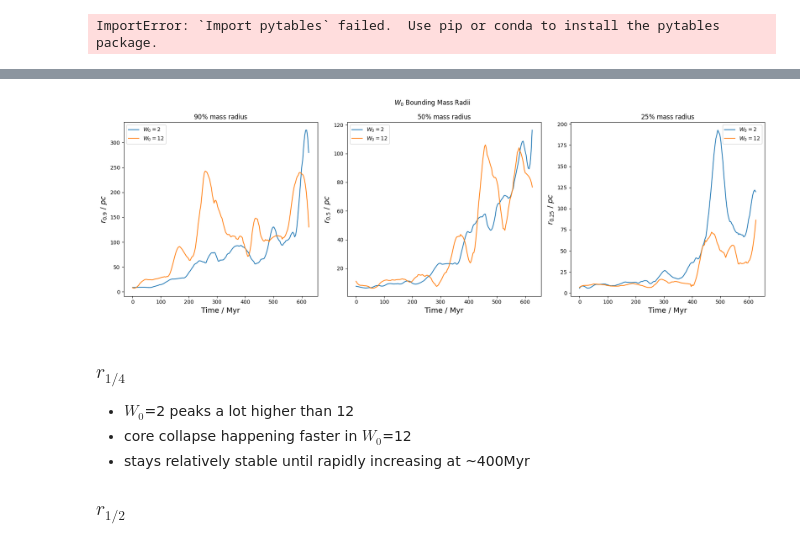
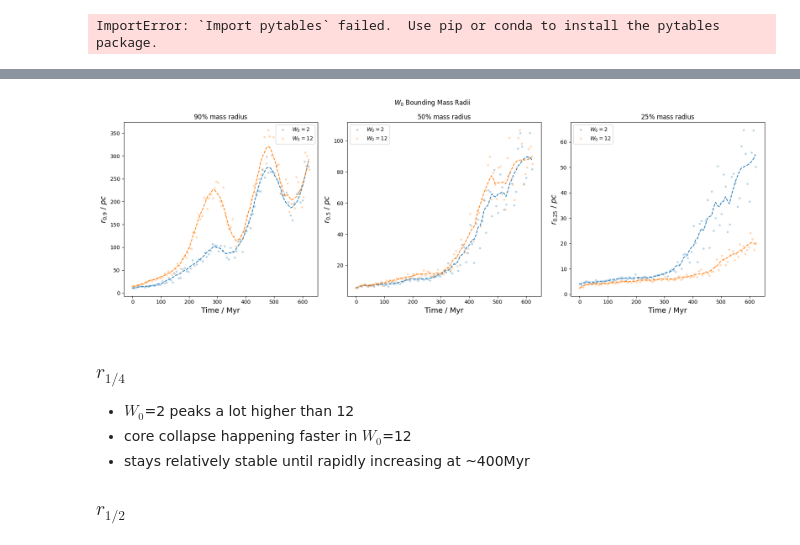
Before and after one commit to RSPicken2/stellar-streams, a Jupyter notebook: MassProfileAnalysis.ipynb, the cells around one changed output, grey strips where cells are left out. Drawn from its saved outputs; the diff is of its cells as text; code cells hidden in the pictures.

```diff
--- a/MassProfileAnalysis.ipynb
+++ b/MassProfileAnalysis.ipynb
@@ -36,3 +38,12 @@ with h5py.File(path, 'r') as f:
         t = f[last_step].attrs['Time'] * Myr_per_Nbody
 
         mtot = np.sum(m)
+# %%
+# step interval is always 0.125 Nbody units
+
+with h5py.File(source + '/Concentration/6' + '/snap.40_80.h5part', 'r') as f:
+    step_times = {step: f[step].attrs['Time'] for step in f.keys()}
+
+step_names = sorted(step_times.keys(), key=lambda k: int(k.replace("Step#", "")))
+times = np.array([step_times[s] for s in step_names])
+np.diff(times)
@@ -259,8 +327,6 @@ plt.show()
 # %%
-%%lprun -s cumulative
-
 times = [0,100,200,300,400,500]
 
-data, glob_df, Myr_per_Nbody = get_steps_at_times(hyades, times)
+data, Myr_per_Nbody = get_steps_at_times(hyades, times)
 
 mass_profiles = find_mass_profiles(data, rmax=10**3)
@@ -354,7 +454,7 @@ runs = [2, 12]
 
 experiment_path = source + '/Concentration'
 
-runs_data_w0 = get_runs_data(experiment_path, runs=runs, step_interval=10)
+runs_data_w0 = get_runs_data(experiment_path, runs=runs, step_skip=20)
 
 runs_mass_profiles_w0 = find_mass_profiles_experiment(runs_data_w0)
 
@@ -369,7 +472,7 @@ runs = [10000,100000]
 
 experiment_path = source + '/Mass'
 
-runs_data_m = get_runs_data(experiment_path, runs=runs, step_interval=10)
+runs_data_m = get_runs_data(experiment_path, runs=runs, step_skip=20)
 
 runs_mass_profiles_m = find_mass_profiles_experiment(runs_data_m)
 
@@ -377,38 +480,39 @@ bounding_df_by_experiment['M'] = find_all_bounding_radiis(runs_mass_profiles_m,
 # %%
 fig, axes = plt.subplots(1, len(fractions), figsize=(6*len(fractions), 6))
 run_label = 'W_0'
-median_width = 50 # Myr
-savgol_width = 50
+#median_width = 10 # Myr
+savgol_width = 100
 runs = [2, 12]
 
 for run, df in bounding_df_by_experiment[run_label].items():
     if run not in runs:
         continue
 
-    median_window = int(round(median_width / np.median(np.diff(df['time']))))
+    #median_window = int(round(median_width / np.median(np.diff(df['time']))))
     savgol_window = int(round(savgol_width / np.median(np.diff(df['time']))))
 
 
-    radii_clipped = median_filter(df[fractions], size=(median_window, 1))
+    #radii_clipped = median_filter(df[fractions], size=(median_window, 1))
 
-    radii_smooth = savgol_filter(radii_clipped, savgol_window, 3, axis=0)
+    radii_smooth = savgol_filter(df[fractions], savgol_window, 3, axis=0)
 
     for i, frac in enumerate(fractions):
-        axes[i].plot(df['time'], radii_smooth[:, i], label=fr'${run_label}={run}$')
+        dataplt, = axes[i].plot(df['time'], df[frac], label=fr'${run_label}={run}$', marker='.', linestyle='', alpha=0.25)
+        axes[i].plot(df['time'], radii_smooth[:, i], color=dataplt.get_color(), linestyle='dashed')
         axes[i].set_title(fr'${100*frac:.0f}\%$ mass radius')
         axes[i].set_xlabel('Time / Myr', fontsize=14)
         axes[i].set_ylabel(fr'$r_{{{frac}}}\ /\ pc$', fontsize=14)
         axes[i].legend()
         #axes[i].set_yscale('log')
 
         #axes[i].set_ylim([1,400])
 
 plt.suptitle(fr'${{{run_label}}}$ Bounding Mass Radii')
 plt.tight_layout()
 plt.savefig(f'Images/{run_label}_mass_radii.png')
 plt.show()
 # %% [output]
-[figure, old version]
+[figure, new version]
 # %% [markdown]
 ### $r_{1/4}$
 - $W_0$=2 peaks a lot higher than 12
```
Also changed, not shown: parts of 16 cells of this notebook, 2 other files.
